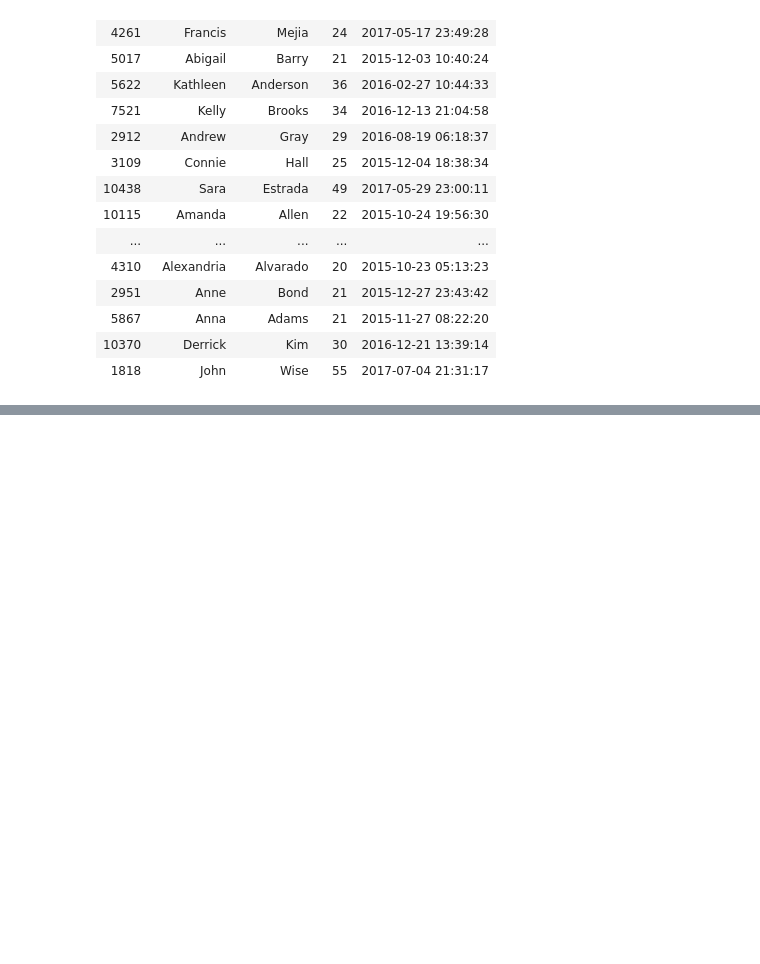
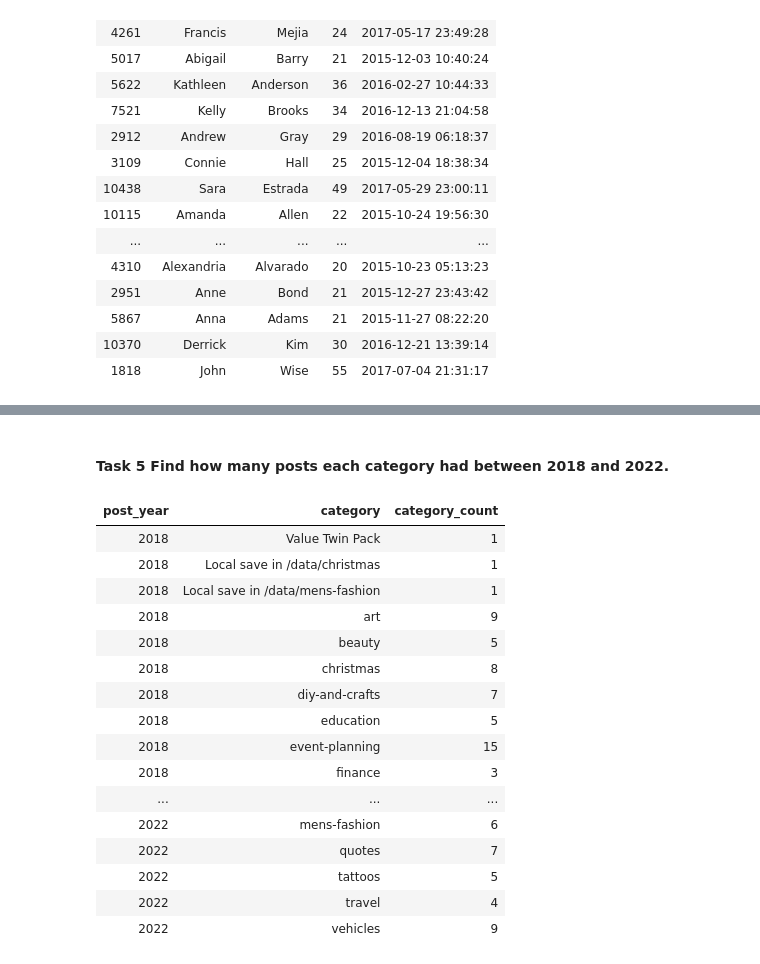
Before and after one commit to kyle-oc/pinterest_data_pipeline, a Jupyter notebook: scripts/databricks_integration.ipynb, the cells around one changed output, grey strips where cells are left out. Saved outputs shown, nothing was run; the diff lists cells and outputs as text; code cells hidden in the pictures; blank space fills up the shorter version.

```diff
--- a/scripts/databricks_integration.ipynb
+++ b/scripts/databricks_integration.ipynb
@@ -81,0 +146,2 @@ user_df.display()
+# %%
+pin_df = pin_df.withColumn("follower_count", col("follower_count").cast("int"))
@@ -81,0 +344,36 @@ user_df.display()
+# %% [markdown]
+#### Task 5 Find how many posts each category had between 2018 and 2022.
+# %%
+from pyspark.sql.functions import year
+from pyspark.sql.functions import count
+
+# Extract year from timestamp
+df_with_year = joined_df.withColumn("post_year", year("timestamp"))
+
+# Filter years between 2018 and 2022
+filtered_df = df_with_year.filter((col("post_year") >= 2018) & (col("post_year") <= 2022))
+
+# Group by post_year and category, then count
+category_year_counts = filtered_df.groupBy("post_year", "category") \
+                                  .agg(count("*").alias("category_count"))
+
+# Display result
+category_year_counts.orderBy("post_year", "category").display()
+# %% [output]
+| post_year | category | category_count |
+| 2018 | Value Twin Pack | 1 |
+| 2018 | Local save in /data/christmas | 1 |
+| 2018 | Local save in /data/mens-fashion | 1 |
+| 2018 | art | 9 |
+| 2018 | beauty | 5 |
+| 2018 | christmas | 8 |
+| 2018 | diy-and-crafts | 7 |
+| 2018 | education | 5 |
+| 2018 | event-planning | 15 |
+| 2018 | finance | 3 |
+| ... | ... | ... |
+| 2022 | mens-fashion | 6 |
+| 2022 | quotes | 7 |
+| 2022 | tattoos | 5 |
+| 2022 | travel | 4 |
+| 2022 | vehicles | 9 |
```
Also changed, not shown: parts of 43 cells of this notebook, 1 other file.
